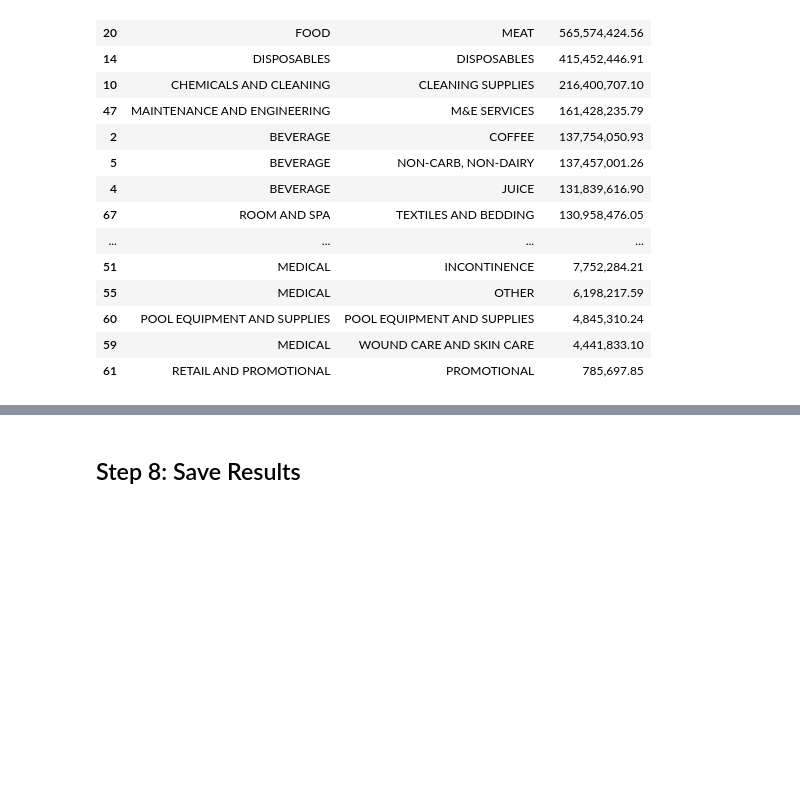
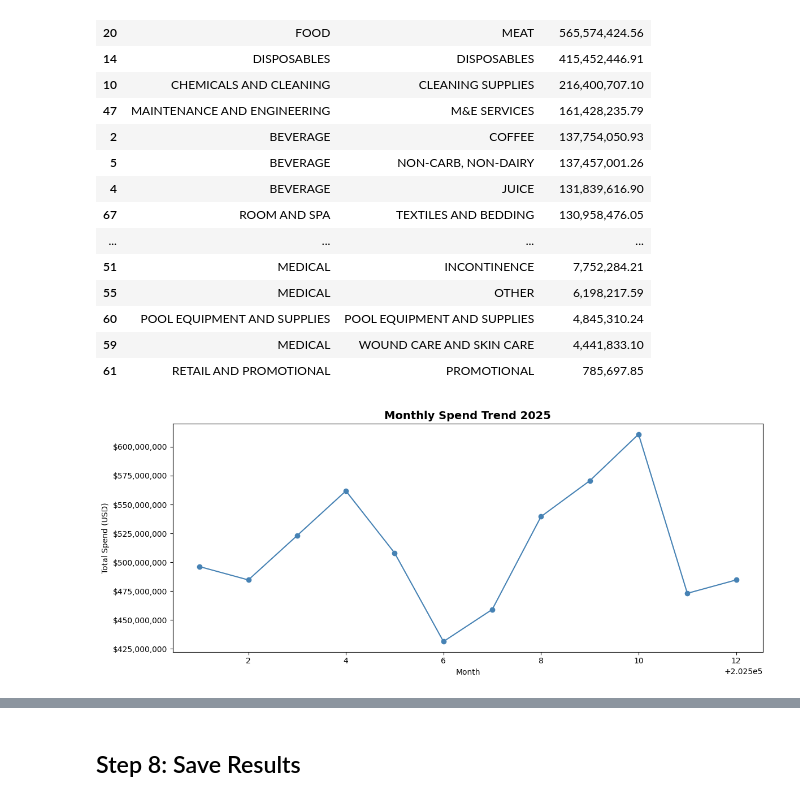
Before and after one commit to Jreed25/aramark-project, a Jupyter notebook: notebooks/eda1.ipynb, the cells around one changed output, grey strips where cells are left out. Drawn from its saved outputs; the diff is of its cells as text; code cells hidden in the pictures; blank space fills up the shorter version.

Commit message:
final with monthly trend

```diff
--- a/notebooks/eda1.ipynb
+++ b/notebooks/eda1.ipynb
@@ -399,3 +399,15 @@ display(top_cat2.rename(columns={SPEND_COL: 'Total Spend (USD)'}))
 | 60 | POOL EQUIPMENT AND SUPPLIES | POOL EQUIPMENT AND SUPPLIES | 4,845,310.24 |
 | 59 | MEDICAL | WOUND CARE AND SKIN CARE | 4,441,833.10 |
 | 61 | RETAIL AND PROMOTIONAL | PROMOTIONAL | 785,697.85 |
+# %%
+monthly_spend = df.groupby('Year Month')[SPEND_COL].sum().sort_index()
+fig, ax = plt.subplots(figsize=(12, 5))
+monthly_spend.plot(kind='line', ax=ax, marker='o', color='steelblue')
+ax.set_title('Monthly Spend Trend 2025', fontsize=14, fontweight='bold')
+ax.set_ylabel('Total Spend (USD)')
+ax.set_xlabel('Month')
+ax.yaxis.set_major_formatter(mticker.FuncFormatter(lambda x, _: f'${x:,.0f}'))
+plt.tight_layout()
+plt.show()
+# %% [output]
+[figure, added]
```
Also changed, not shown: parts of 3 cells of this notebook.
